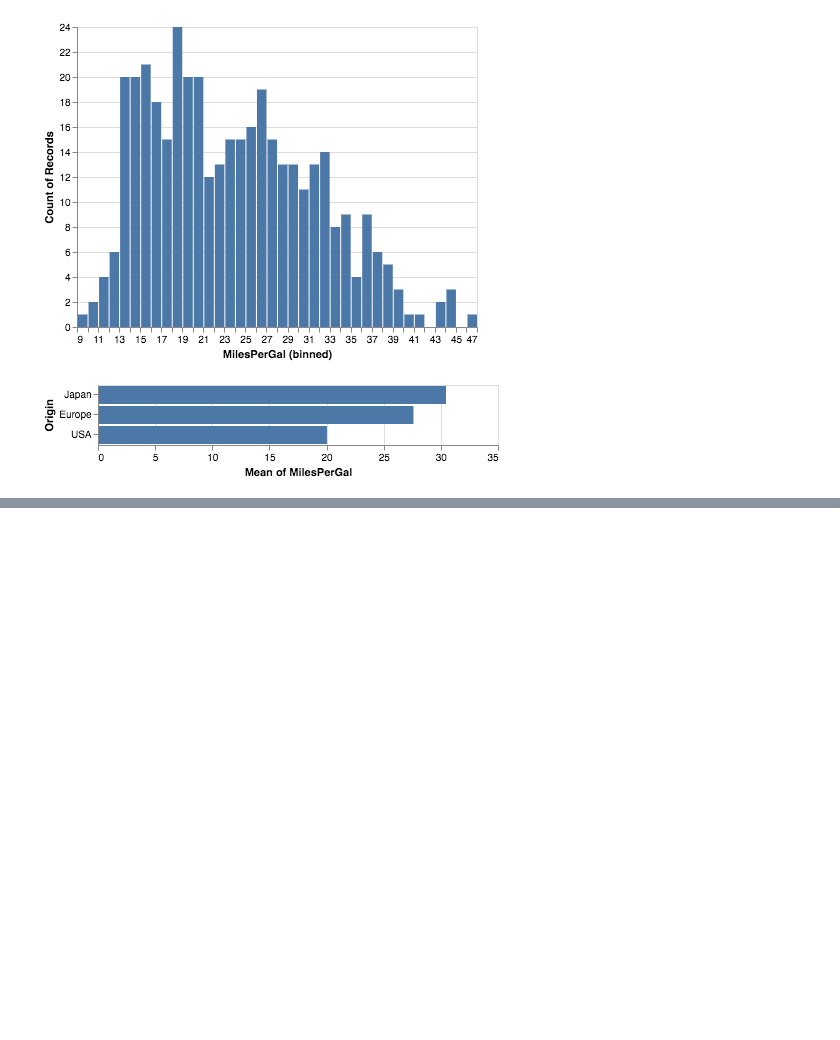
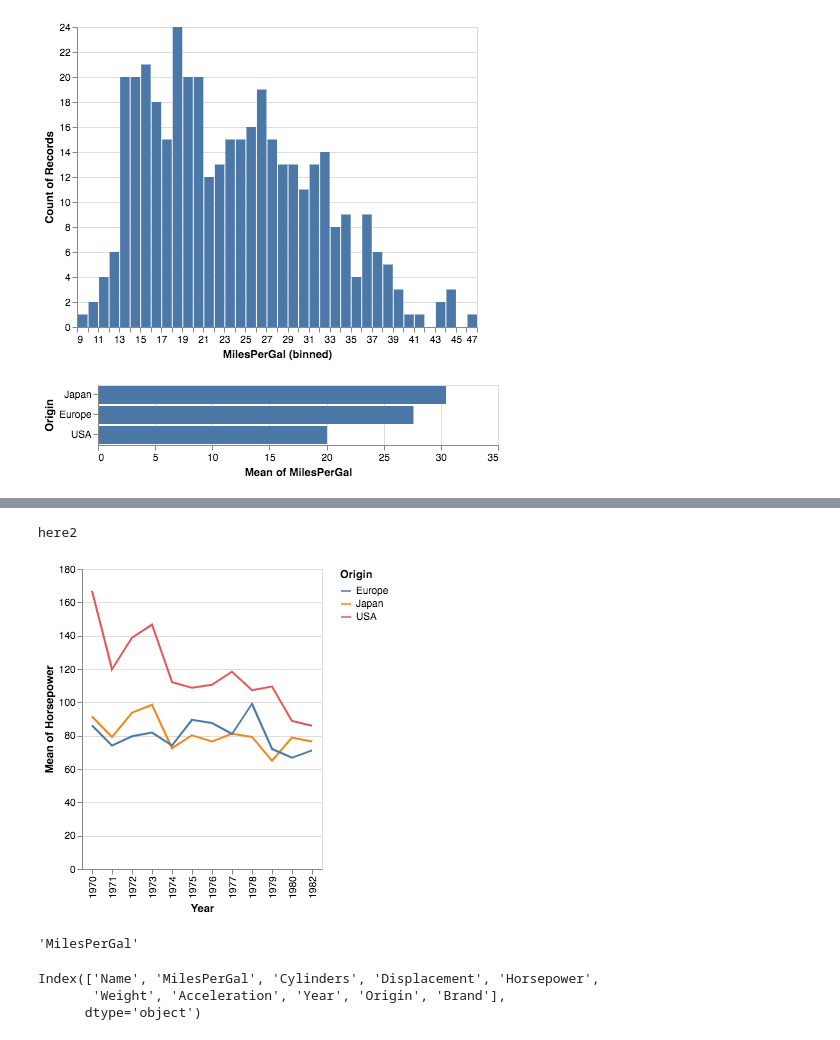
Before and after one commit to dorisjlee/datasci-api, a Jupyter notebook: ipynb/demo/Display (Single Specified Viz) Demo.ipynb, the cells around one changed output, grey strips where cells are left out. Saved outputs shown, nothing was run; the diff lists cells and outputs as text; code cells hidden in the pictures; blank space fills up the shorter version.

```diff
--- a/ipynb/demo/Display (Single Specified Viz) Demo.ipynb
+++ b/ipynb/demo/Display (Single Specified Viz) Demo.ipynb
@@ -53 +44,12 @@ Ndim,Nmsr: 1 1
 [figure]
+# %%
+# Test Example Color Line Chart
+dobj = DataObj(dataset,[Column("Origin"), Column("Horsepower"), Column("Year",dataType="date",dataModel="dimension")]) #underspecified object
+dobj.display()
+# %% [output]
+here2
+[figure, added]
+# %%
+dobj.spec[0].columnName
+# %% [output]
+'MilesPerGal'
@@ -53,0 +58,6 @@ Ndim,Nmsr: 1 1
+# %%
+dataset.df.columns
+# %% [output]
+Index(['Name', 'MilesPerGal', 'Cylinders', 'Displacement', 'Horsepower',
+       'Weight', 'Acceleration', 'Year', 'Origin', 'Brand'],
+      dtype='object')
```
Also changed, not shown: parts of 5 cells of this notebook, 2 other files.
